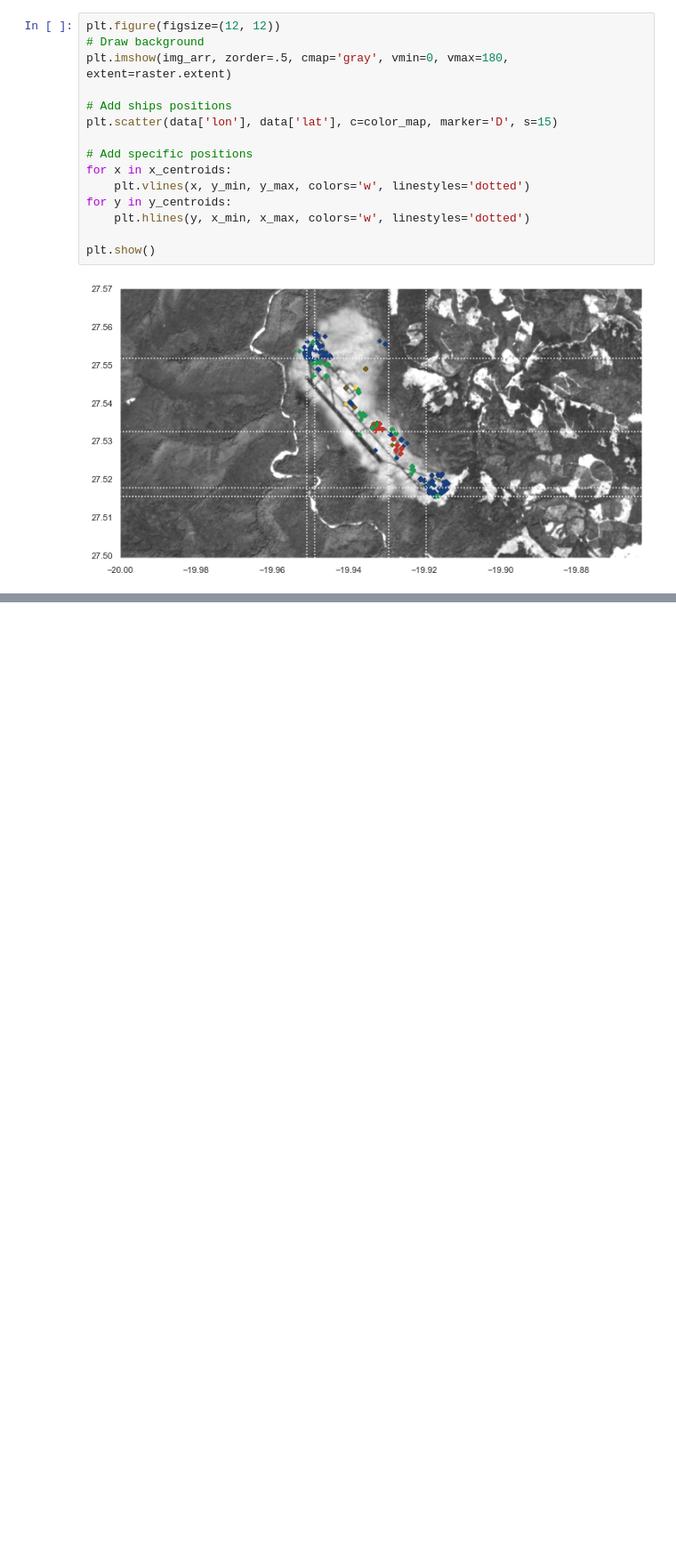
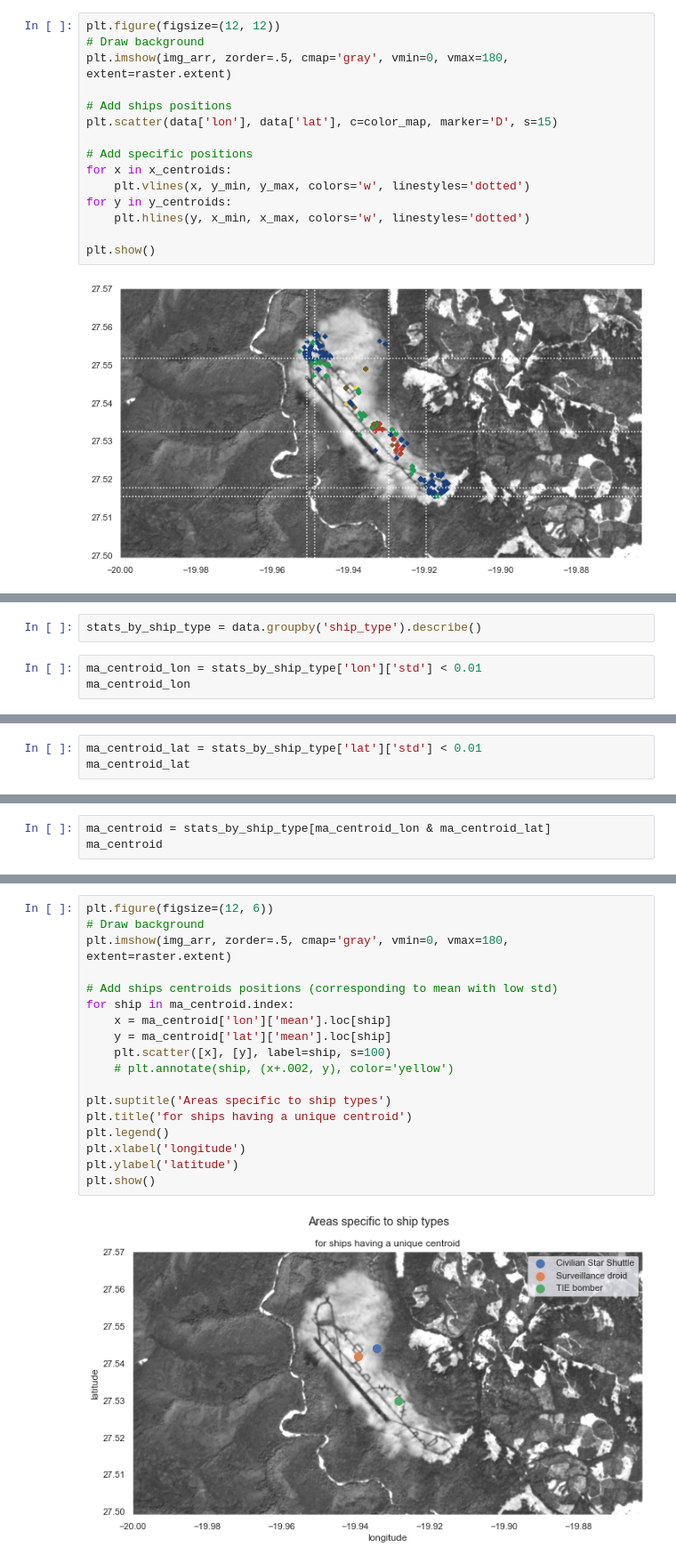
Before and after one commit to AlexisBogroff/geo_challenge, a Jupyter notebook: part_3_2_eda_exploration.ipynb, the cells around one changed output, grey strips where cells are left out. Shown: that part at 89% size. Cells and saved outputs as stored; diff of their text form; blank space fills up the shorter version.

Commit message:
Add graph of areas to ship type

```diff
--- a/part_3_2_eda_exploration.ipynb
+++ b/part_3_2_eda_exploration.ipynb
@@ -329,0 +334,5 @@ plt.show()
+# %%
+stats_by_ship_type = data.groupby('ship_type').describe()
+# %%
+ma_centroid_lon = stats_by_ship_type['lon']['std'] < 0.01
+ma_centroid_lon
@@ -329,0 +347,3 @@ plt.show()
+# %%
+ma_centroid_lat = stats_by_ship_type['lat']['std'] < 0.01
+ma_centroid_lat
@@ -329,0 +358,3 @@ plt.show()
+# %%
+ma_centroid = stats_by_ship_type[ma_centroid_lon & ma_centroid_lat]
+ma_centroid
@@ -329,0 +378,20 @@ plt.show()
+# %%
+plt.figure(figsize=(12, 6))
+# Draw background
+plt.imshow(img_arr, zorder=.5, cmap='gray', vmin=0, vmax=180, extent=raster.extent)
+
+# Add ships centroids positions (corresponding to mean with low std)
+for ship in ma_centroid.index:
+    x = ma_centroid['lon']['mean'].loc[ship]
+    y = ma_centroid['lat']['mean'].loc[ship]
+    plt.scatter([x], [y], label=ship, s=100)
+    # plt.annotate(ship, (x+.002, y), color='yellow')
+
+plt.suptitle('Areas specific to ship types')
+plt.title('for ships having a unique centroid')
+plt.legend()
+plt.xlabel('longitude')
+plt.ylabel('latitude')
+plt.show()
+# %% [output]
+[figure, added]
```
Also changed, not shown: parts of 7 cells of this notebook.
